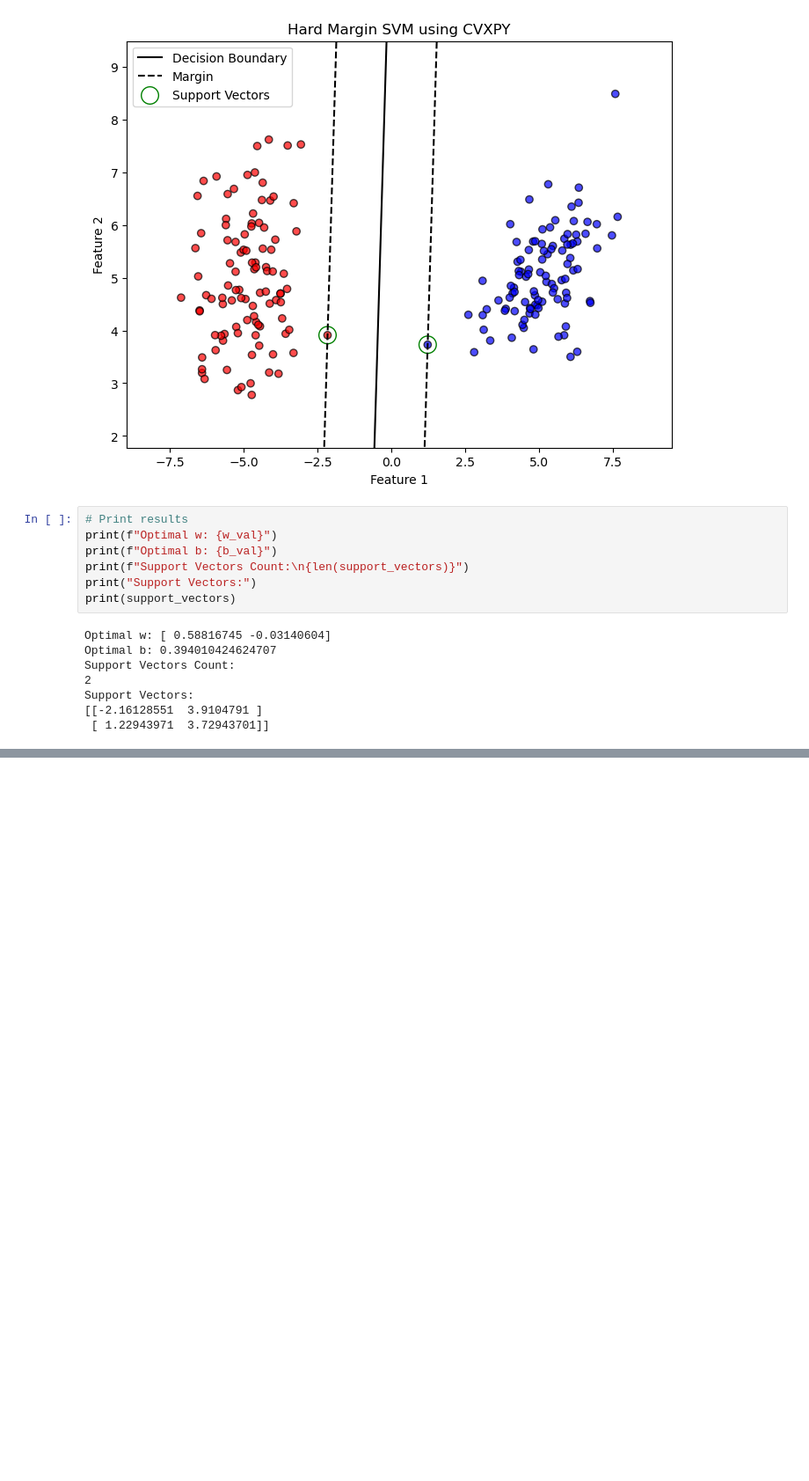
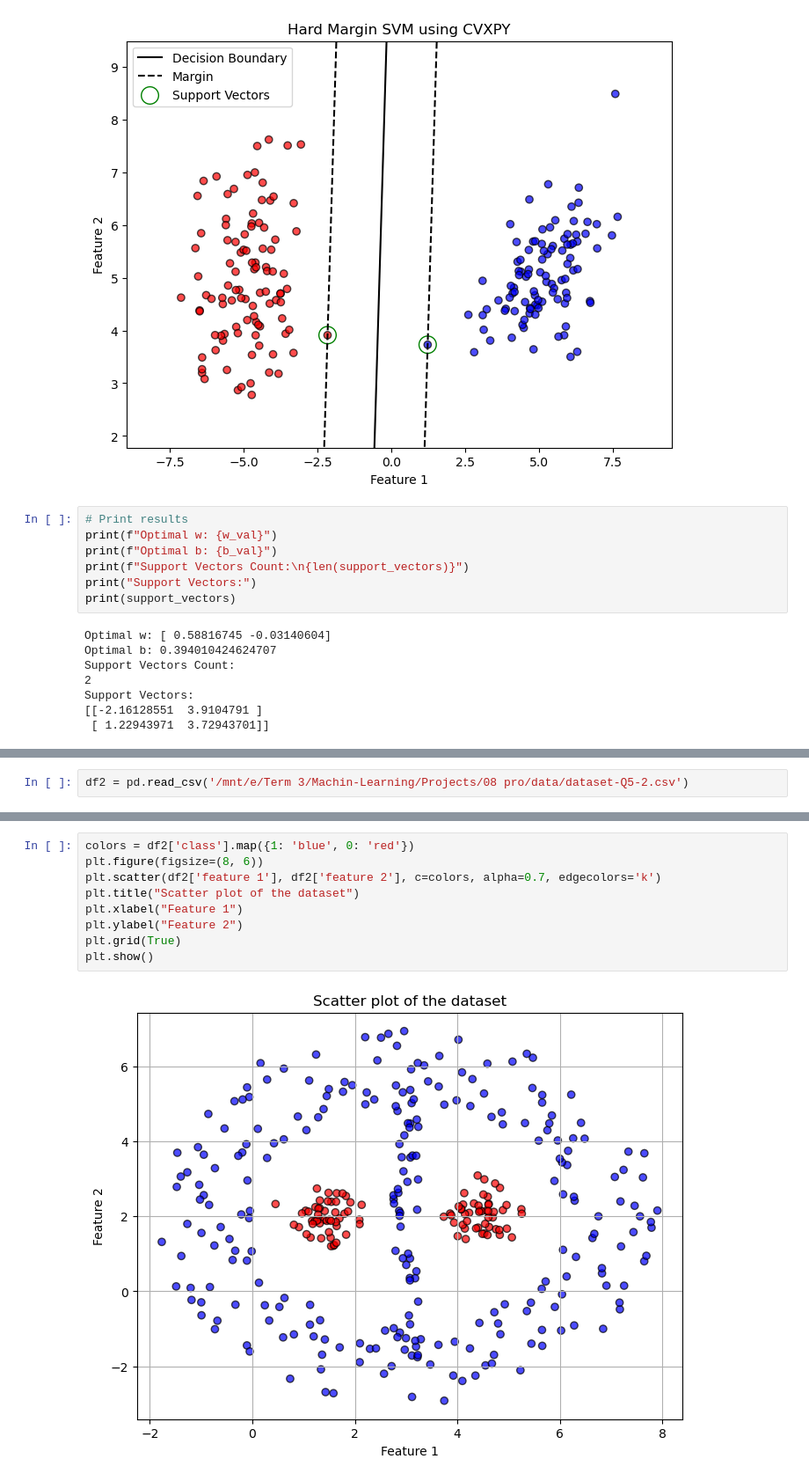
Before and after one commit to mjmousavi97/MachinLearning-TehranUni-2024, a Jupyter notebook: Projects/08 pro/src/main.ipynb, the cells around one changed output, grey strips where cells are left out. Shown: that part at 88% size. Saved outputs shown, nothing was run; the diff lists cells and outputs as text; blank space fills up the shorter version.

Commit message:
Loaded and visualized data for Part 2; analysis for Part 2 in progress

```diff
--- a/Projects/08 pro/src/main.ipynb
+++ b/Projects/08 pro/src/main.ipynb
@@ -152,0 +335,2 @@ Support Vectors:
+# %%
+df2 = pd.read_csv('/mnt/e/Term 3/Machin-Learning/Projects/08 pro/data/dataset-Q5-2.csv')
@@ -152,0 +387,11 @@ Support Vectors:
+# %%
+colors = df2['class'].map({1: 'blue', 0: 'red'})
+plt.figure(figsize=(8, 6))
+plt.scatter(df2['feature 1'], df2['feature 2'], c=colors, alpha=0.7, edgecolors='k')
+plt.title("Scatter plot of the dataset")
+plt.xlabel("Feature 1")
+plt.ylabel("Feature 2")
+plt.grid(True)
+plt.show()
+# %% [output]
+[figure, added]
```
Also changed, not shown: parts of 11 cells of this notebook.
